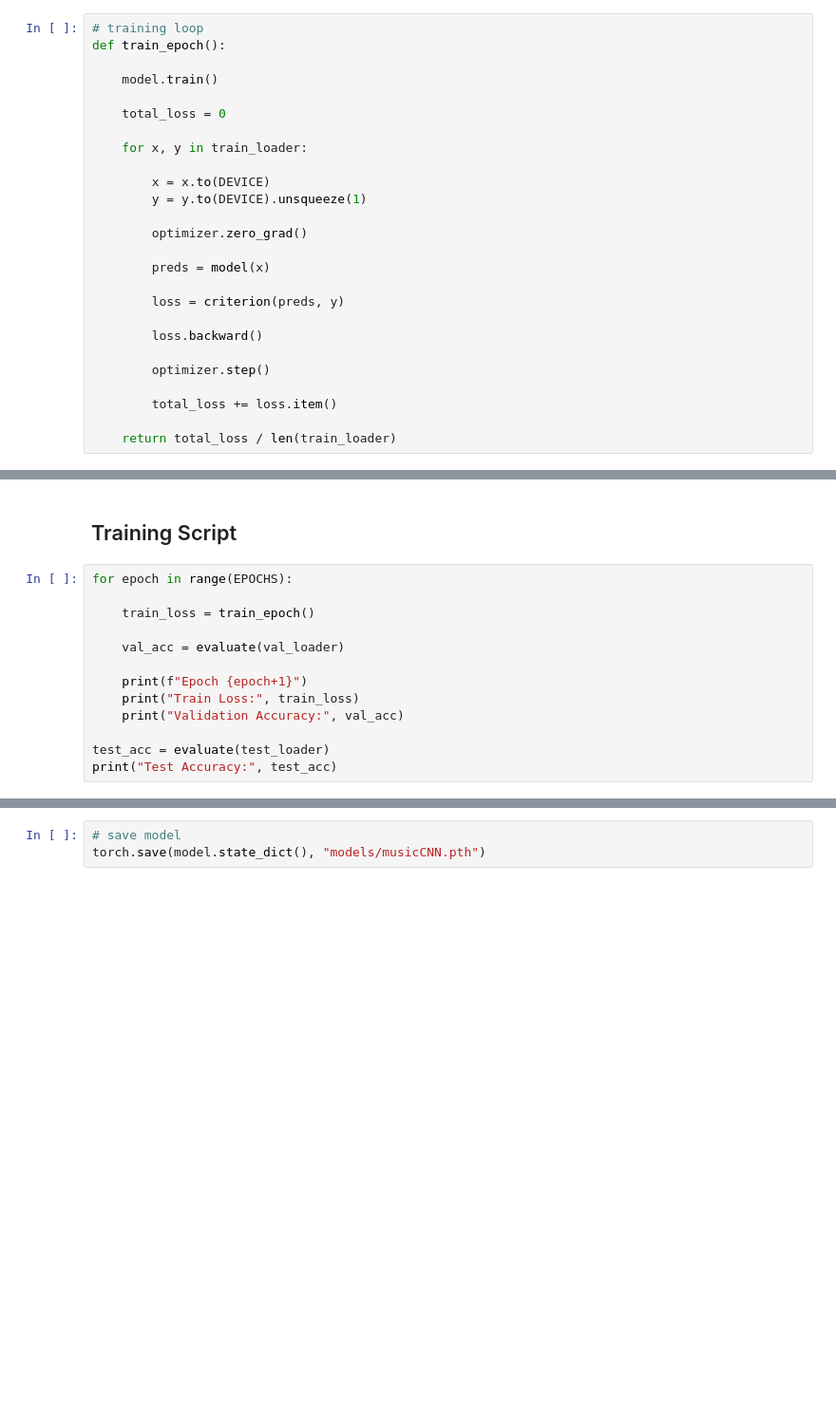
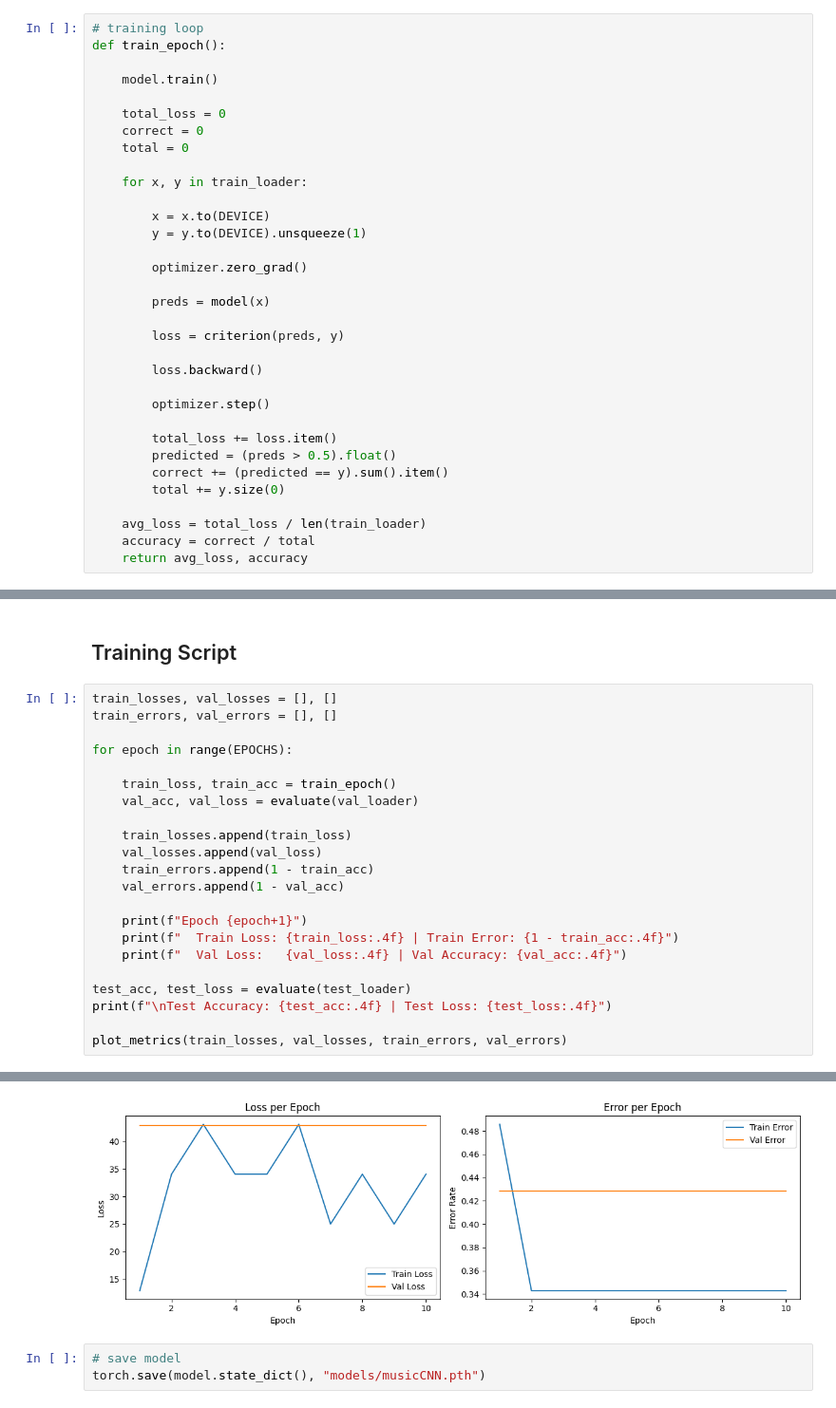
Before and after one commit to lil-yc/aps360-project, a Jupyter notebook: primary.ipynb, the cells around one changed output, grey strips where cells are left out. Shown at 95% size. Drawn from its saved outputs; the diff is of its cells as text; blank space fills up the shorter version.

Commit message:
implement metric plotting functions

```diff
--- a/primary.ipynb
+++ b/primary.ipynb
@@ -290,6 +291,8 @@ def train_epoch():
     model.train()
 
     total_loss = 0
+    correct = 0
+    total = 0
 
     for x, y in train_loader:
 
@@ -307,8 +310,13 @@ def train_epoch():
         optimizer.step()
 
         total_loss += loss.item()
+        predicted = (preds > 0.5).float()
+        correct += (predicted == y).sum().item()
+        total += y.size(0)
 
-    return total_loss / len(train_loader)
+    avg_loss = total_loss / len(train_loader)
+    accuracy = correct / total
+    return avg_loss, accuracy
 # %%
 # validation loop
 def evaluate(data_loader):
@@ -336,17 +372,26 @@ def evaluate(data_loader):
 # %% [markdown]
 ## Training Script
 # %%
+train_losses, val_losses = [], []
+train_errors, val_errors = [], []
+
 for epoch in range(EPOCHS):
 
-    train_loss = train_epoch()
+    train_loss, train_acc = train_epoch()
+    val_acc, val_loss = evaluate(val_loader)
 
-    val_acc = evaluate(val_loader)
+    train_losses.append(train_loss)
+    val_losses.append(val_loss)
+    train_errors.append(1 - train_acc)
+    val_errors.append(1 - val_acc)
 
     print(f"Epoch {epoch+1}")
-    print("Train Loss:", train_loss)
-    print("Validation Accuracy:", val_acc)
+    print(f"  Train Loss: {train_loss:.4f} | Train Error: {1 - train_acc:.4f}")
+    print(f"  Val Loss:   {val_loss:.4f} | Val Accuracy: {val_acc:.4f}")
 
-test_acc = evaluate(test_loader)
-print("Test Accuracy:", test_acc)
+test_acc, test_loss = evaluate(test_loader)
+print(f"\nTest Accuracy: {test_acc:.4f} | Test Loss: {test_loss:.4f}")
+
+plot_metrics(train_losses, val_losses, train_errors, val_errors)
 # %% [output]
 Epoch 1
@@ -369,3 +414,4 @@ Test Accuracy: 0.625
+[figure, added]
 # %%
 # save model
 torch.save(model.state_dict(), "models/musicCNN.pth")
```
Also changed, not shown: parts of 3 cells of this notebook.
